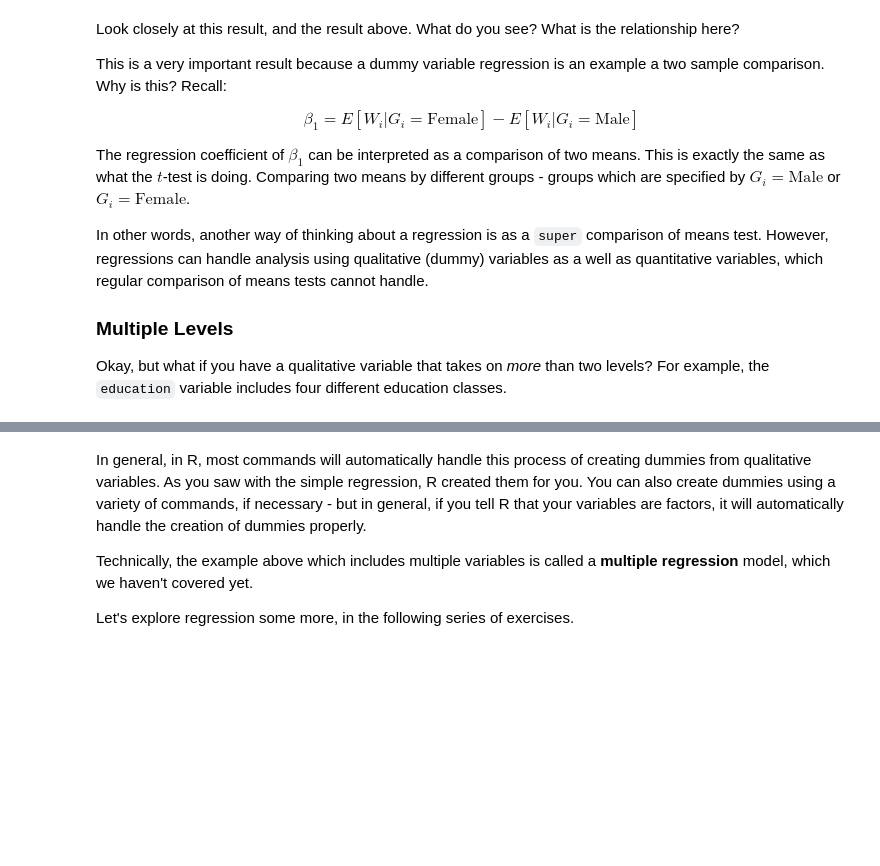
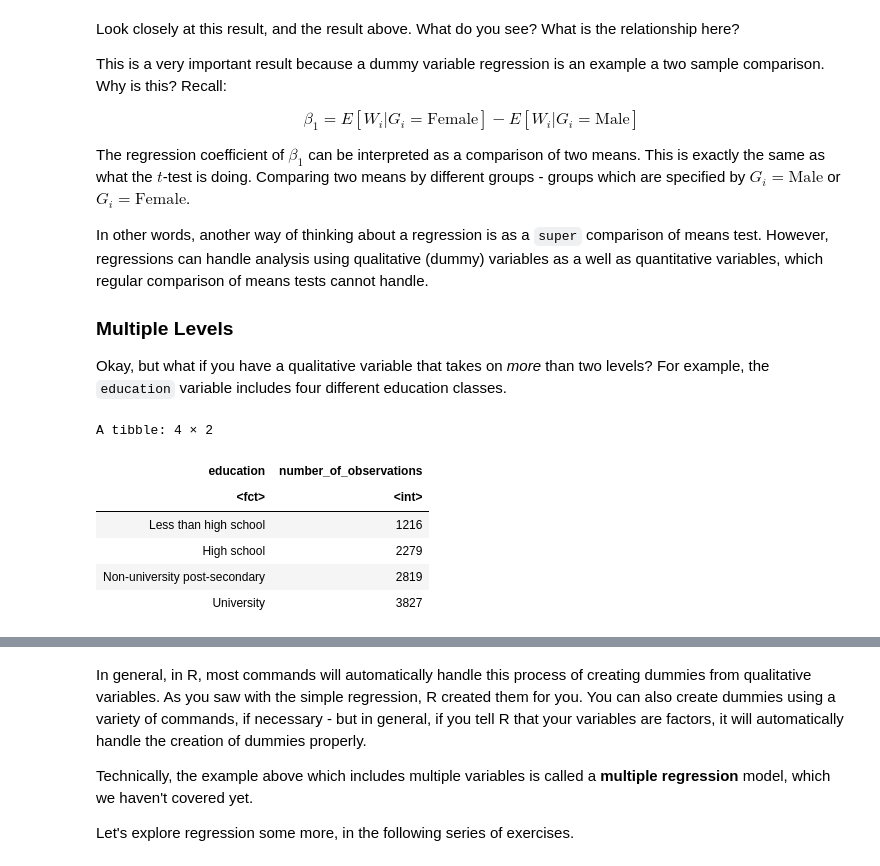
Before and after one commit to ubcecon/comet-project, a Jupyter notebook: docs/econ_326/Module_2/Module2_question.ipynb, the cells around one changed output, grey strips where cells are left out. Cells and saved outputs as stored; diff of their text form; code cells hidden in the pictures; blank space fills up the shorter version.

```diff
--- a/docs/econ_326/Module_2/Module2_question.ipynb
+++ b/docs/econ_326/Module_2/Module2_question.ipynb
@@ -288,7 +369,15 @@ Okay, but what if you have a qualitative variable that takes on _more_ than two
 # %%
 SFS_data %>%
 group_by(education) %>%
-summarize(number_of_obs = n())
+summarize(number_of_observations = n())
+# %% [output]
+A tibble: 4 × 2
+| education | number_of_observations |
+| <fct> | <int> |
+| Less than high school | 1216 |
+| High school | 2279 |
+| Non-university post-secondary | 2819 |
+| University | 3827 |
 # %% [markdown]
 In this case, the idea is that you can replace a qualitative variable by a *set of dummies*. Consider the following set of variables:
 
```
Also changed, not shown: parts of 31 cells of this notebook, 1 other file.
